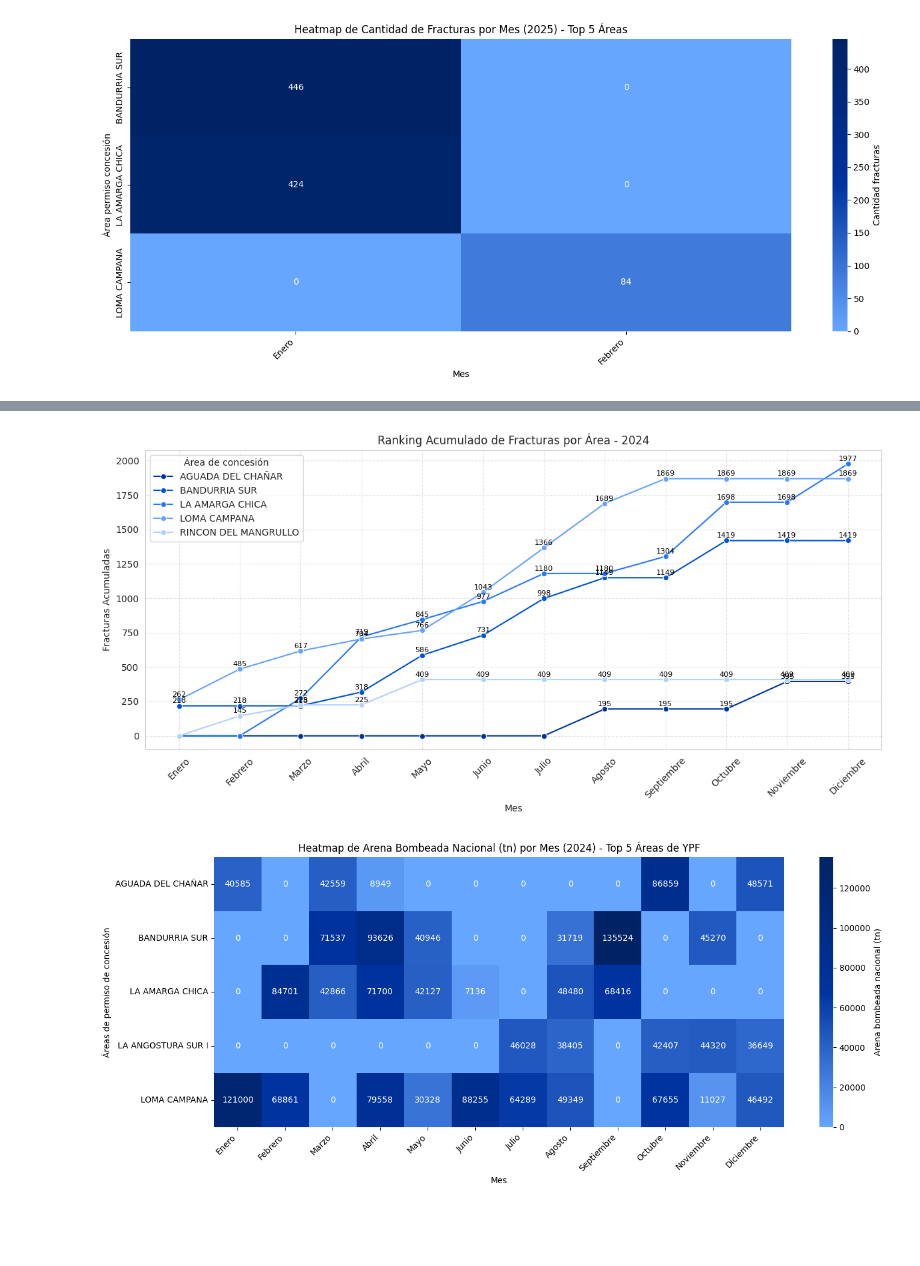
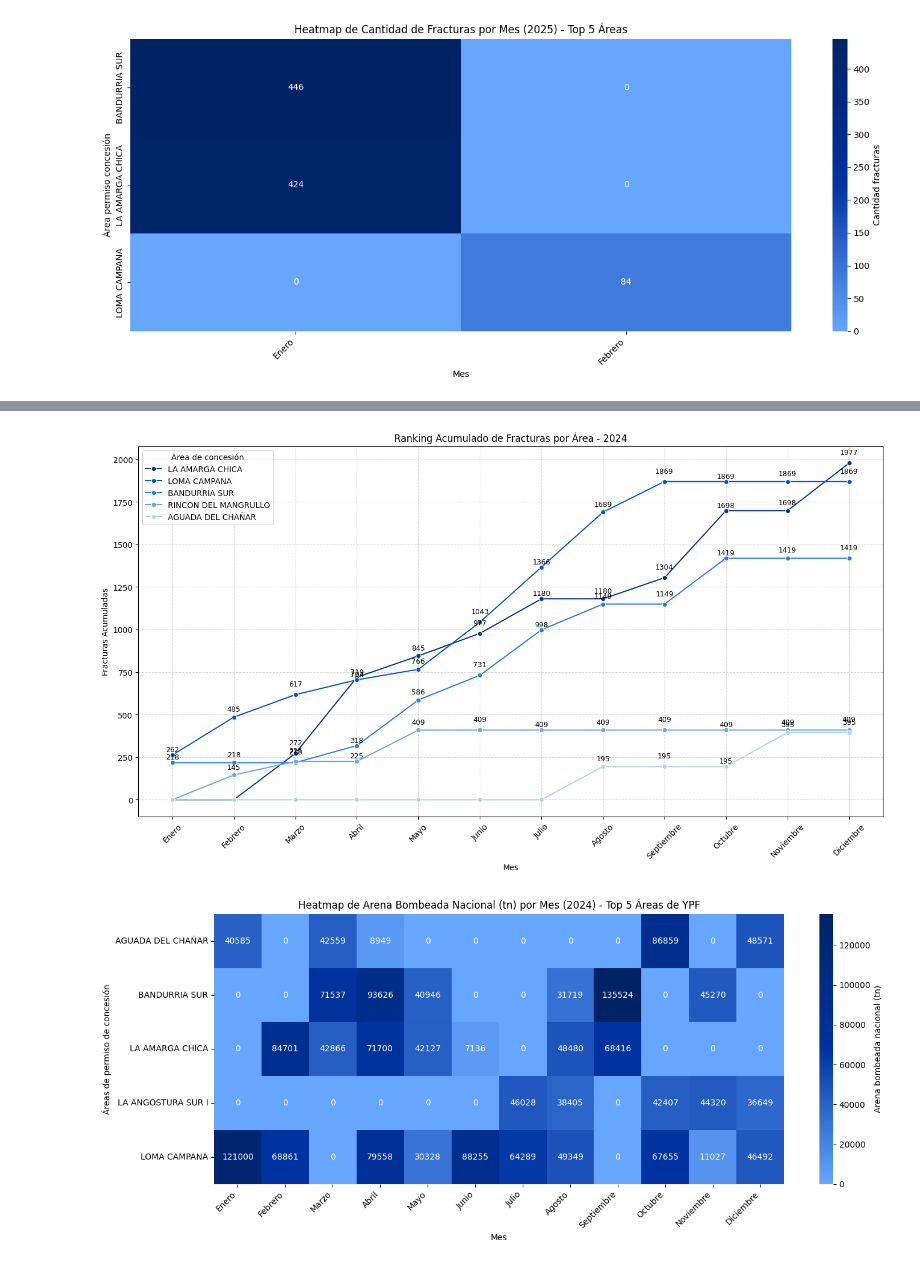
Before and after one commit to antonellafontanetto/Etapas-Fracturadas---YPF, a Jupyter notebook: Etapas_Fracturadas_de_YPF.ipynb, the cells around one changed output, grey strips where cells are left out. Saved outputs shown, nothing was run; the diff lists cells and outputs as text; code cells hidden in the pictures; blank space fills up the shorter version.

```diff
--- a/Etapas_Fracturadas_de_YPF.ipynb
+++ b/Etapas_Fracturadas_de_YPF.ipynb
@@ -781,30 +850,51 @@ sns.set_palette(ypf_blues)
 # %%
-plt.figure(figsize=(12, 6))
-sns.lineplot(data=df_long, x='Mes', y='Fracturas Acumuladas', hue='Area', marker='o')
+# Paso 1: Calcular total acumulado por área
+ranking_areas = (
+    df_long.groupby('Area')['Fracturas Acumuladas']
+    .max()  # o .sum(), depende de cómo esté estructurado tu dataset
+    .sort_values(ascending=False)
+    .index
+)
 
-# Agregar etiquetas a cada punto
-for area in df_long['Area'].unique():
+# Paso 2: Crear el gráfico con las áreas ordenadas
+plt.figure(figsize=(14, 8))
+
+sns.lineplot(
+    data=df_long,
+    x='Mes',
+    y='Fracturas Acumuladas',
+    hue='Area',
+    hue_order=ranking_areas,  # aplica el orden personalizado
+    marker='o'
+)
+
+# Agregar etiquetas (con offsets alternos)
+offsets = [20, 35, 50]
+
+for area in ranking_areas:
     df_area = df_long[df_long['Area'] == area]
     for i, row in df_area.iterrows():
-        if row['Fracturas Acumuladas'] > 0:  # opcional: evitar ceros
+        if row['Fracturas Acumuladas'] > 0:
+            offset = offsets[i % len(offsets)]
             plt.text(
                 x=row['Mes'],
-                y=row['Fracturas Acumuladas'] + 20,  # ajustar altura
+                y=row['Fracturas Acumuladas'] + offset,
                 s=str(int(row['Fracturas Acumuladas'])),
                 ha='center',
-                fontsize=8,
+                fontsize=9,
                 color='black'
             )
 
+# Estética final
 plt.title('Ranking Acumulado de Fracturas por Área - 2024')
 plt.ylabel('Fracturas Acumuladas')
 plt.xticks(rotation=45)
 plt.grid(True, linestyle='--', alpha=0.5)
 plt.tight_layout()
 plt.legend(title='Área de concesión')
 plt.show()
 # %% [output]
-[figure, old version]
+[figure, new version]
 # %%
 # Lista manual de meses en español
 meses_es = [
```
Also changed, not shown: parts of 7 cells of this notebook.
